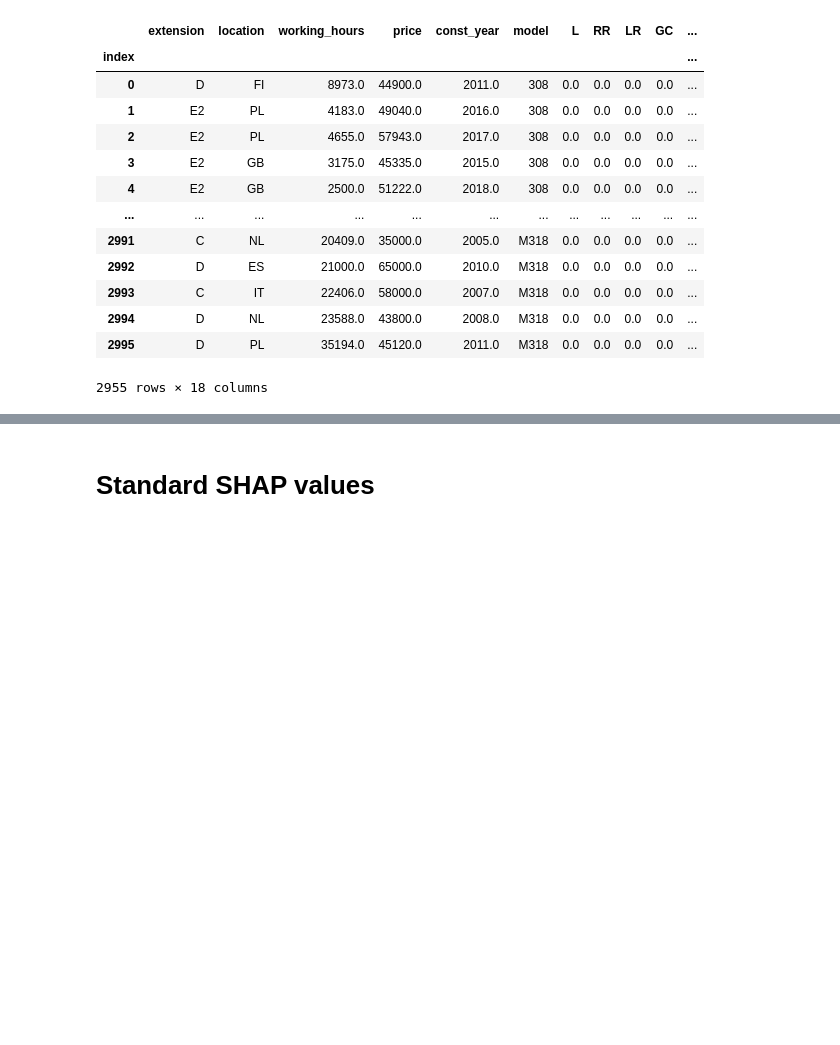
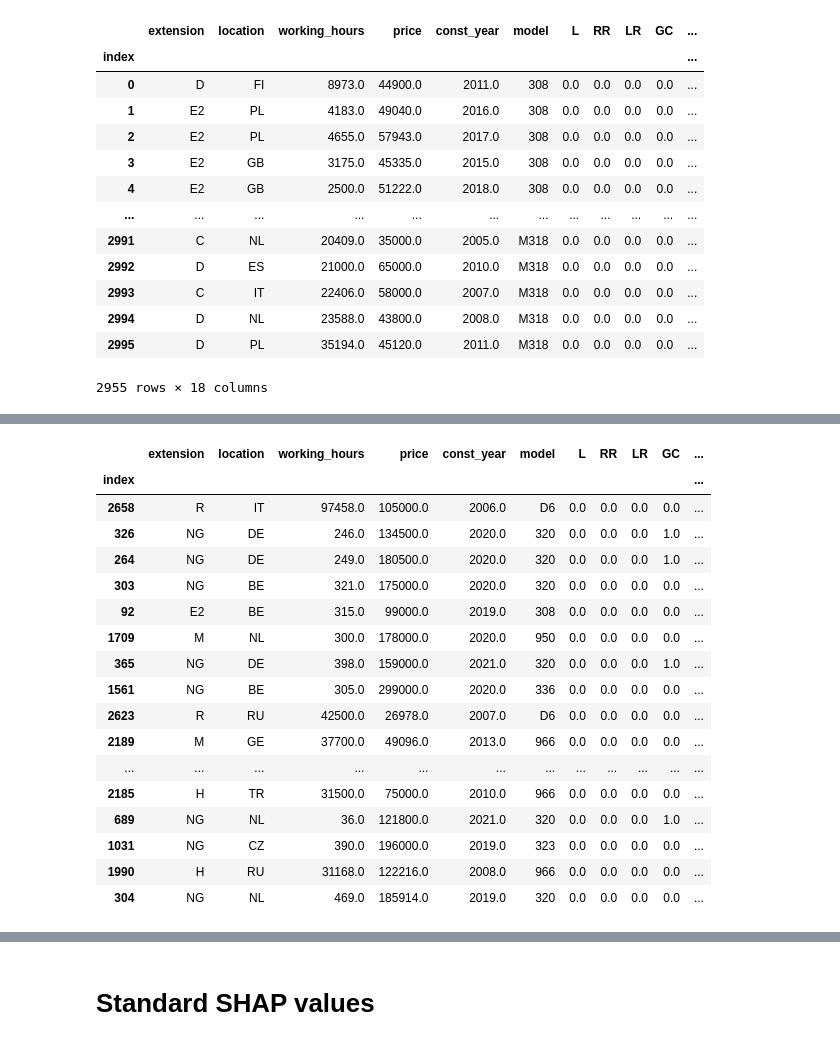
Before and after one commit to AutoQML/End-to-End-Automated-Price-Forecasting, a Jupyter notebook: code/SHAP_categorical_ft_autogluon.ipynb, the cells around one changed output, grey strips where cells are left out. Cells and saved outputs as stored; diff of their text form; code cells hidden in the pictures; blank space fills up the shorter version.

```diff
--- a/code/SHAP_categorical_ft_autogluon.ipynb
+++ b/code/SHAP_categorical_ft_autogluon.ipynb
@@ -504,0 +546,22 @@ data = new_fm.copy()
+# %%
+train_anomaly = state.anomaly_detection.anomalies.train_data
+train_anomaly
+# %% [output]
+|  | extension | location | working_hours | price | const_year | model | L | RR | LR | GC | ... |
+| index |  |  |  |  |  |  |  |  |  |  | ... |
+| 2658 | R | IT | 97458.0 | 105000.0 | 2006.0 | D6 | 0.0 | 0.0 | 0.0 | 0.0 | ... |
+| 326 | NG | DE | 246.0 | 134500.0 | 2020.0 | 320 | 0.0 | 0.0 | 0.0 | 1.0 | ... |
+| 264 | NG | DE | 249.0 | 180500.0 | 2020.0 | 320 | 0.0 | 0.0 | 0.0 | 1.0 | ... |
+| 303 | NG | BE | 321.0 | 175000.0 | 2020.0 | 320 | 0.0 | 0.0 | 0.0 | 0.0 | ... |
+| 92 | E2 | BE | 315.0 | 99000.0 | 2019.0 | 308 | 0.0 | 0.0 | 0.0 | 0.0 | ... |
+| 1709 | M | NL | 300.0 | 178000.0 | 2020.0 | 950 | 0.0 | 0.0 | 0.0 | 0.0 | ... |
+| 365 | NG | DE | 398.0 | 159000.0 | 2021.0 | 320 | 0.0 | 0.0 | 0.0 | 1.0 | ... |
+| 1561 | NG | BE | 305.0 | 299000.0 | 2020.0 | 336 | 0.0 | 0.0 | 0.0 | 0.0 | ... |
+| 2623 | R | RU | 42500.0 | 26978.0 | 2007.0 | D6 | 0.0 | 0.0 | 0.0 | 0.0 | ... |
+| 2189 | M | GE | 37700.0 | 49096.0 | 2013.0 | 966 | 0.0 | 0.0 | 0.0 | 0.0 | ... |
+| ... | ... | ... | ... | ... | ... | ... | ... | ... | ... | ... | ... |
+| 2185 | H | TR | 31500.0 | 75000.0 | 2010.0 | 966 | 0.0 | 0.0 | 0.0 | 0.0 | ... |
+| 689 | NG | NL | 36.0 | 121800.0 | 2021.0 | 320 | 0.0 | 0.0 | 0.0 | 1.0 | ... |
+| 1031 | NG | CZ | 390.0 | 196000.0 | 2019.0 | 323 | 0.0 | 0.0 | 0.0 | 0.0 | ... |
+| 1990 | H | RU | 31168.0 | 122216.0 | 2008.0 | 966 | 0.0 | 0.0 | 0.0 | 0.0 | ... |
+| 304 | NG | NL | 469.0 | 185914.0 | 2019.0 | 320 | 0.0 | 0.0 | 0.0 | 0.0 | ... |
```
Also changed, not shown: parts of 19 cells of this notebook.
